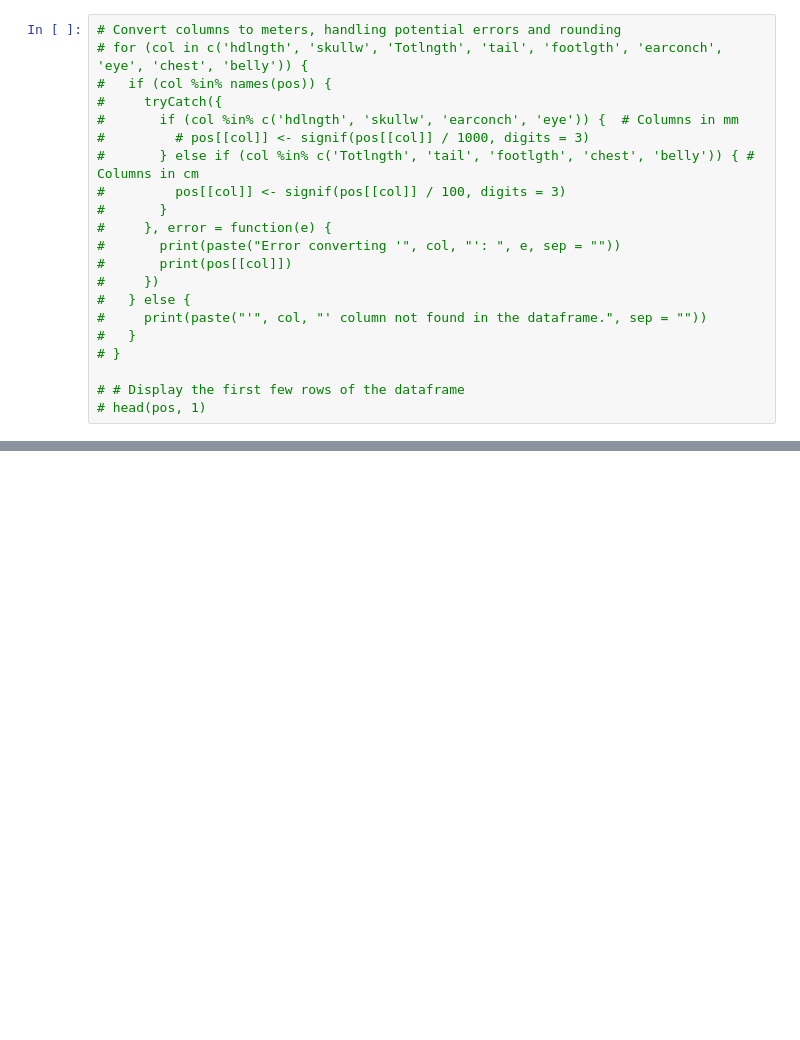
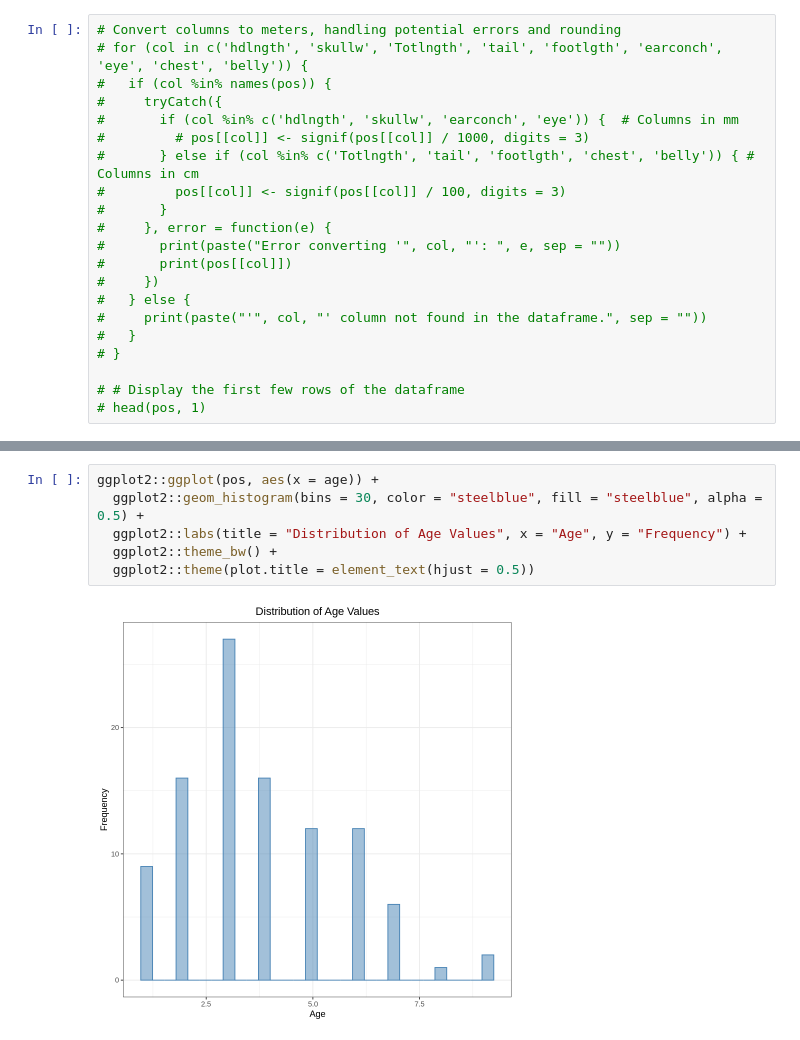
Before and after one commit to chisomruth/SAIL_FELLOWSHIP, a Jupyter notebook: Possum_regression task/Possum_cleaning.ipynb, the cells around one changed output, grey strips where cells are left out. Saved outputs shown, nothing was run; the diff lists cells and outputs as text; blank space fills up the shorter version.

```diff
--- a/Possum_regression task/Possum_cleaning.ipynb
+++ b/Possum_regression task/Possum_cleaning.ipynb
@@ -280,0 +383,8 @@ names(pos)
+# %%
+ggplot2::ggplot(pos, aes(x = age)) +
+  ggplot2::geom_histogram(bins = 30, color = "steelblue", fill = "steelblue", alpha = 0.5) +
+  ggplot2::labs(title = "Distribution of Age Values", x = "Age", y = "Frequency") +
+  ggplot2::theme_bw() +
+  ggplot2::theme(plot.title = element_text(hjust = 0.5))
+# %% [output]
+[figure, added]
```
Also changed, not shown: parts of 35 cells of this notebook.
